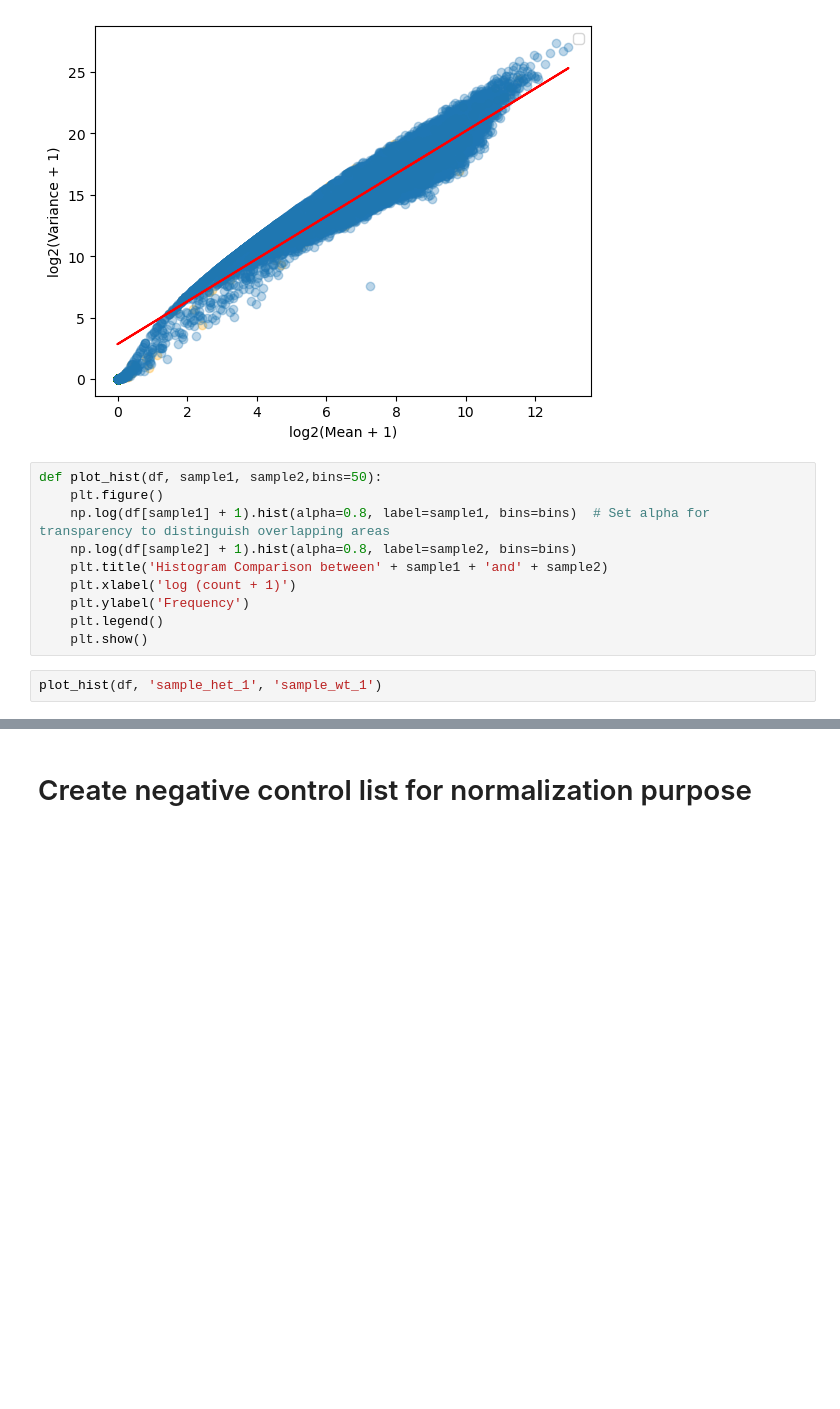
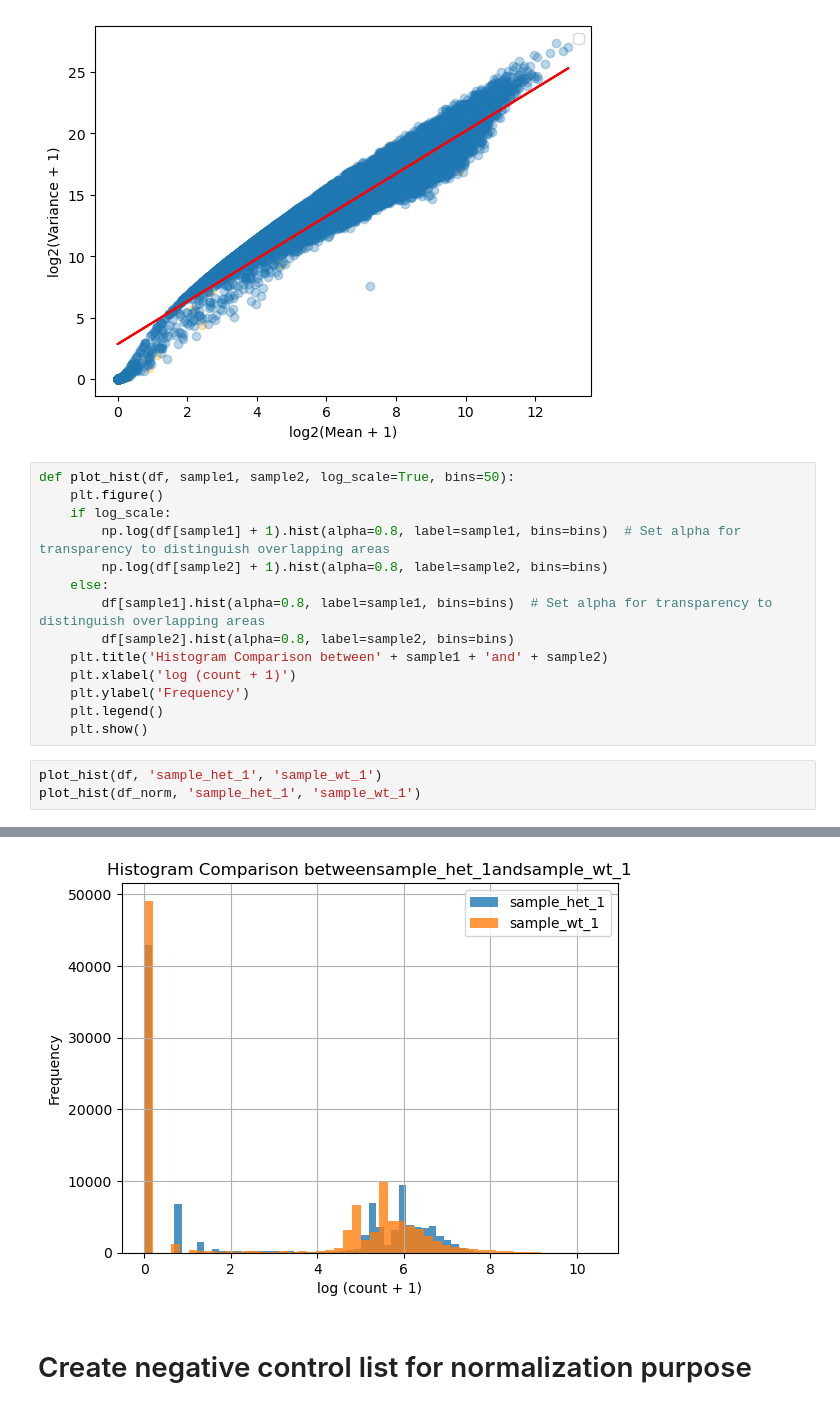
Before and after one commit to FDUguchunhui/crispr, a Jupyter notebook: notebook/MAGeCK_analysis.ipynb, the cells around one changed output, grey strips where cells are left out. Cells and saved outputs as stored; diff of their text form; blank space fills up the shorter version.

```diff
--- a/notebook/MAGeCK_analysis.ipynb
+++ b/notebook/MAGeCK_analysis.ipynb
@@ -303,10 +299,14 @@ No artists with labels found to put in legend.  Note that artists whose label st
 <matplotlib.legend.Legend at 0x...>
 [figure]
 # %%
-def plot_hist(df, sample1, sample2,bins=50):
+def plot_hist(df, sample1, sample2, log_scale=True, bins=50):
     plt.figure()
-    np.log(df[sample1] + 1).hist(alpha=0.8, label=sample1, bins=bins)  # Set alpha for transparency to distinguish overlapping areas
-    np.log(df[sample2] + 1).hist(alpha=0.8, label=sample2, bins=bins)
+    if log_scale:
+        np.log(df[sample1] + 1).hist(alpha=0.8, label=sample1, bins=bins)  # Set alpha for transparency to distinguish overlapping areas
+        np.log(df[sample2] + 1).hist(alpha=0.8, label=sample2, bins=bins)
+    else:
+        df[sample1].hist(alpha=0.8, label=sample1, bins=bins)  # Set alpha for transparency to distinguish overlapping areas
+        df[sample2].hist(alpha=0.8, label=sample2, bins=bins)
     plt.title('Histogram Comparison between' + sample1 + 'and' + sample2)
     plt.xlabel('log (count + 1)')
     plt.ylabel('Frequency')
@@ -314,8 +314,10 @@ def plot_hist(df, sample1, sample2,bins=50):
     plt.show()
 # %%
 plot_hist(df, 'sample_het_1', 'sample_wt_1')
+plot_hist(df_norm, 'sample_het_1', 'sample_wt_1')
 # %% [output]
 [figure]
+[figure, added]
 # %% [markdown]
 # Create negative control list for normalization purpose
 # %%
```
Also changed, not shown: parts of 8 cells of this notebook, 1 other file.
